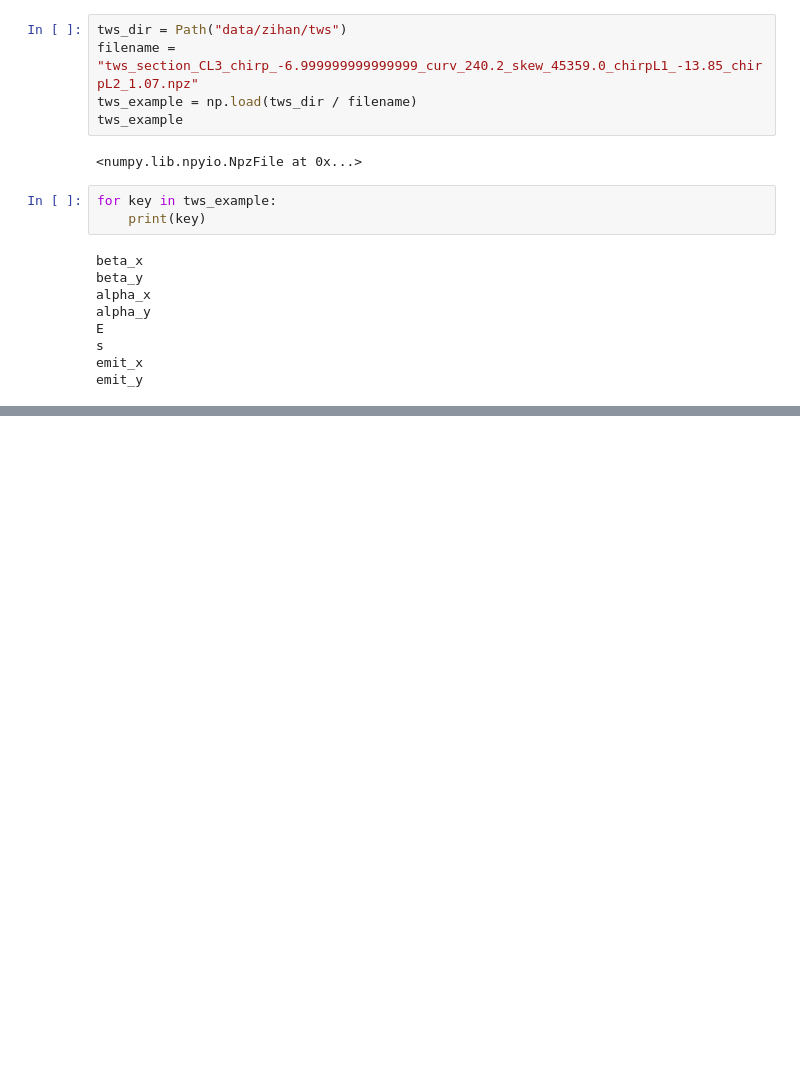
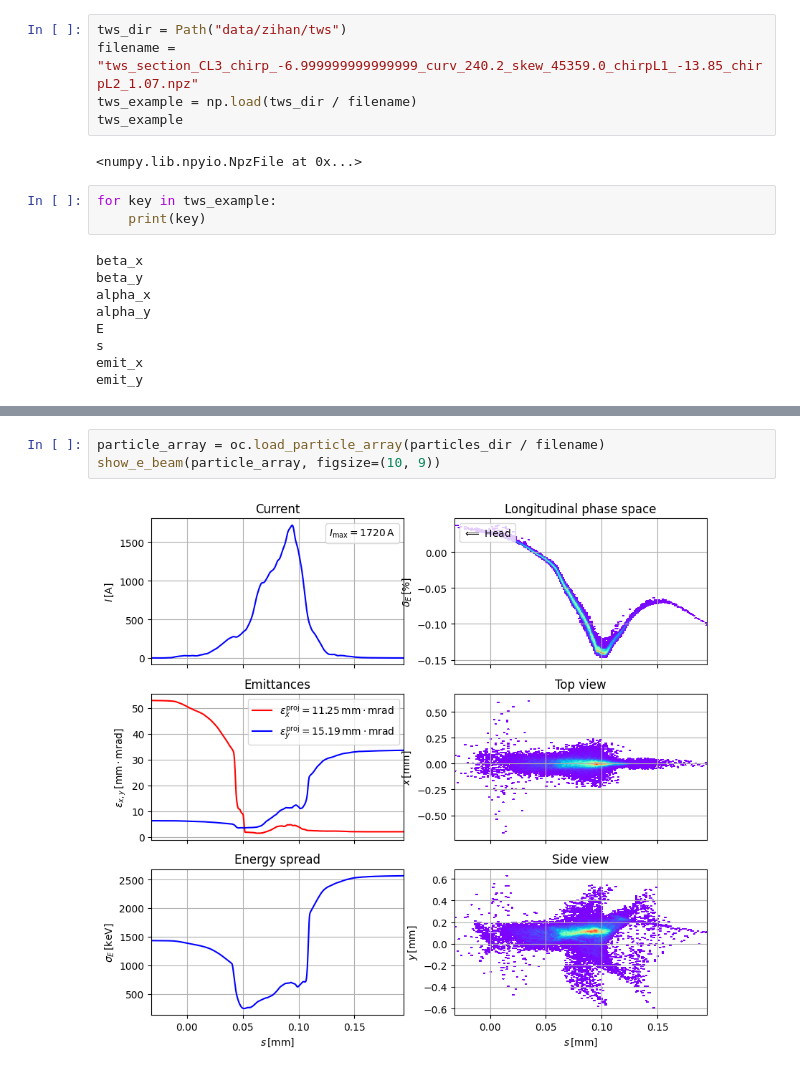
Before and after one commit to jank324/spectral-vd-euxfel, a Jupyter notebook: new_data.ipynb, the cells around one changed output, grey strips where cells are left out. Cells and saved outputs as stored; diff of their text form; blank space fills up the shorter version.

```diff
--- a/new_data.ipynb
+++ b/new_data.ipynb
@@ -336,0 +370,5 @@ FileNotFoundError: [Errno 2] No such file or directory: 'data/zihan/tws/section_
+# %%
+particle_array = oc.load_particle_array(particles_dir / filename)
+show_e_beam(particle_array, figsize=(10, 9))
+# %% [output]
+[figure, added]
```
Also changed, not shown: parts of 8 cells of this notebook.
